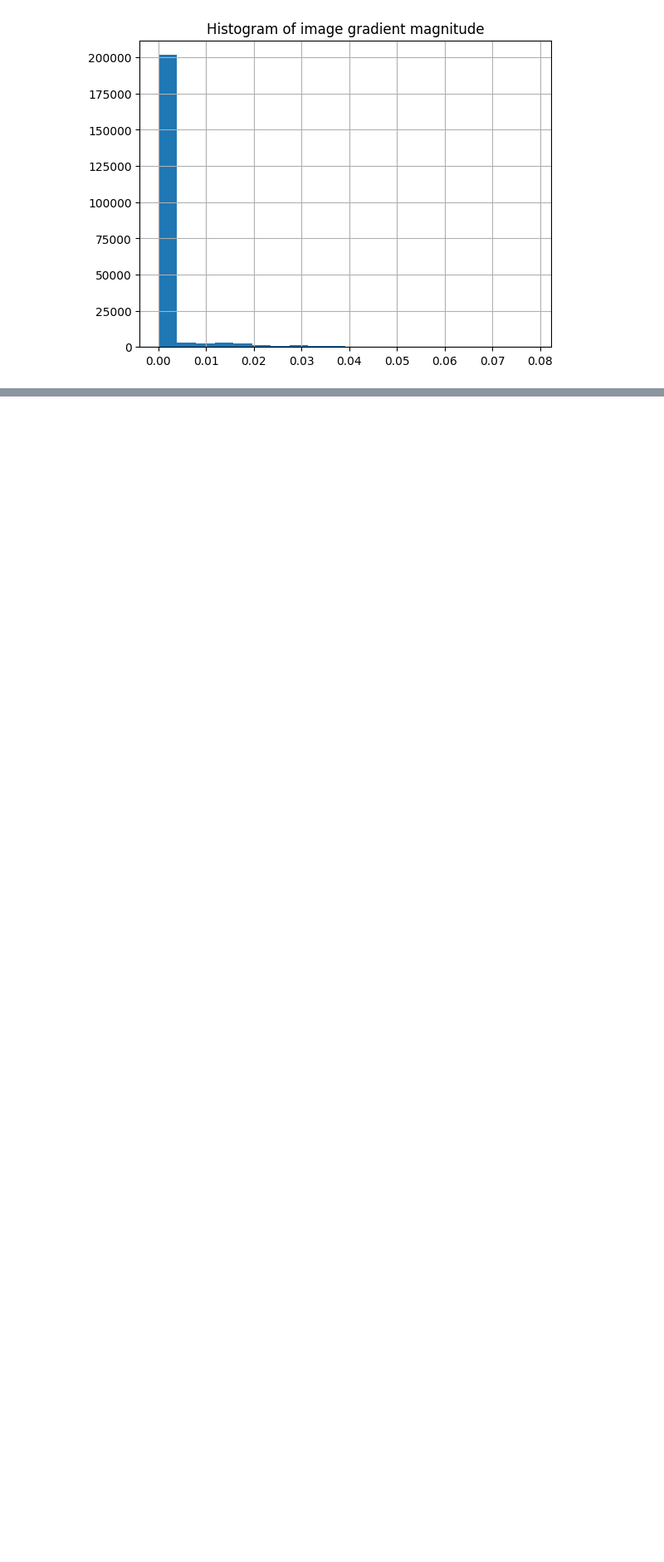
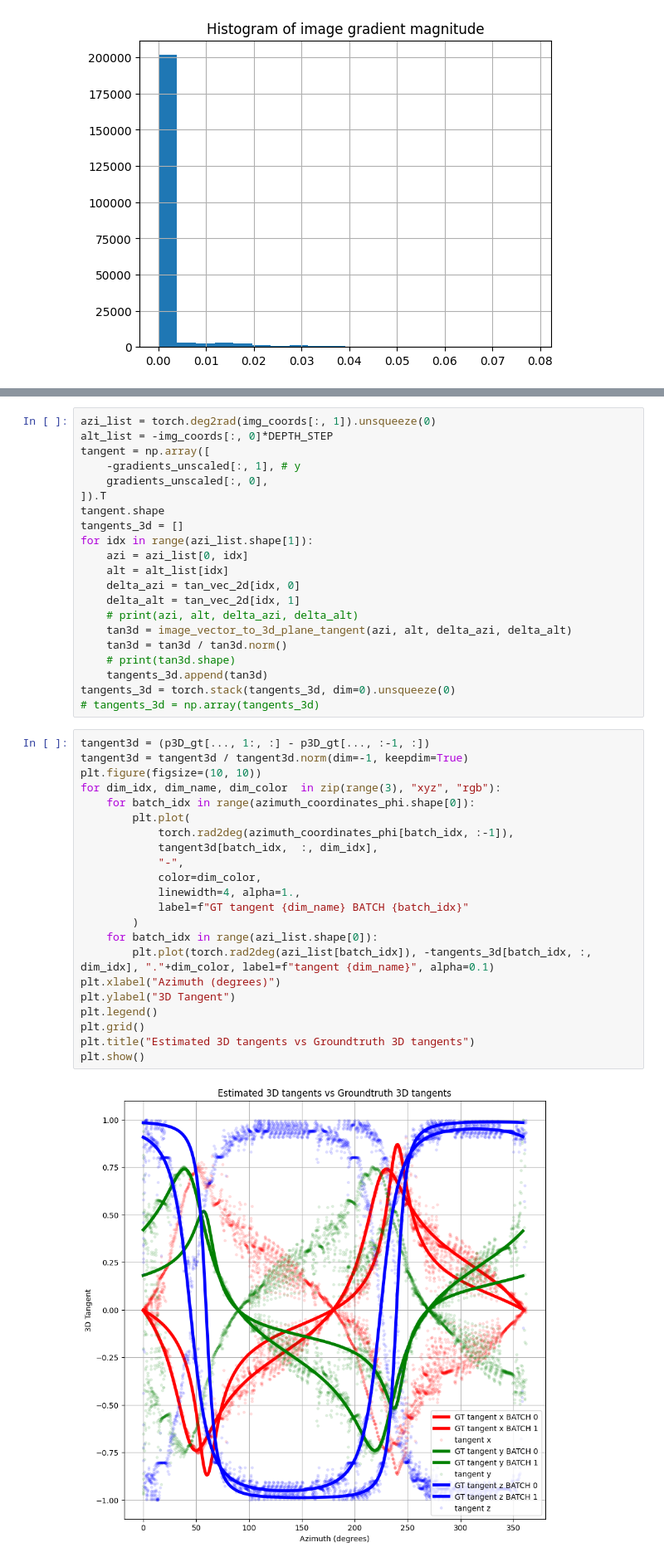
Before and after one commit to balthazarneveu/geosciences, a Jupyter notebook: TP_4/planes_synthesis.ipynb, the cells around one changed output, grey strips where cells are left out. Shown at 83% size. Cells and saved outputs as stored; diff of their text form; blank space fills up the shorter version.

```diff
--- a/TP_4/planes_synthesis.ipynb
+++ b/TP_4/planes_synthesis.ipynb
@@ -99,3 +147,48 @@ for coord_idx in range(coords.shape[0]):
+# %%
+azi_list = torch.deg2rad(img_coords[:, 1]).unsqueeze(0)
+alt_list = -img_coords[:, 0]*DEPTH_STEP
+tangent = np.array([
+    -gradients_unscaled[:, 1], # y
+    gradients_unscaled[:, 0],
+]).T
+tangent.shape
+tangents_3d = []
+for idx in range(azi_list.shape[1]):
+    azi = azi_list[0, idx]
+    alt = alt_list[idx]
+    delta_azi = tan_vec_2d[idx, 0]
+    delta_alt = tan_vec_2d[idx, 1]
+    # print(azi, alt, delta_azi, delta_alt)
+    tan3d = image_vector_to_3d_plane_tangent(azi, alt, delta_azi, delta_alt)
+    tan3d = tan3d / tan3d.norm()
+    # print(tan3d.shape)
+    tangents_3d.append(tan3d)
+tangents_3d = torch.stack(tangents_3d, dim=0).unsqueeze(0)
+# tangents_3d = np.array(tangents_3d)
+# %%
+tangent3d = (p3D_gt[..., 1:, :] - p3D_gt[..., :-1, :])
+tangent3d = tangent3d / tangent3d.norm(dim=-1, keepdim=True)
+plt.figure(figsize=(10, 10))
+for dim_idx, dim_name, dim_color  in zip(range(3), "xyz", "rgb"):
+    for batch_idx in range(azimuth_coordinates_phi.shape[0]):
+        plt.plot(
+            torch.rad2deg(azimuth_coordinates_phi[batch_idx, :-1]),
+            tangent3d[batch_idx,  :, dim_idx],
+            "-",
+            color=dim_color,
+            linewidth=4, alpha=1.,
+            label=f"GT tangent {dim_name} BATCH {batch_idx}"
+        )
+    for batch_idx in range(azi_list.shape[0]):
+        plt.plot(torch.rad2deg(azi_list[batch_idx]), -tangents_3d[batch_idx, :, dim_idx], "."+dim_color, label=f"tangent {dim_name}", alpha=0.1)
+plt.xlabel("Azimuth (degrees)")
+plt.ylabel("3D Tangent")
+plt.legend()
+plt.grid()
+plt.title("Estimated 3D tangents vs Groundtruth 3D tangents")
+plt.show()
+# %% [output]
+[figure, added]
 # %%
 img_coords = torch.from_numpy(coords).float()
 p3D_est = angle_to_3d_vector(np.deg2rad(img_coords[:, 1]), -img_coords[:, 0]*DEPTH_STEP).unsqueeze(0)
```
Also changed, not shown: parts of 6 cells of this notebook.
